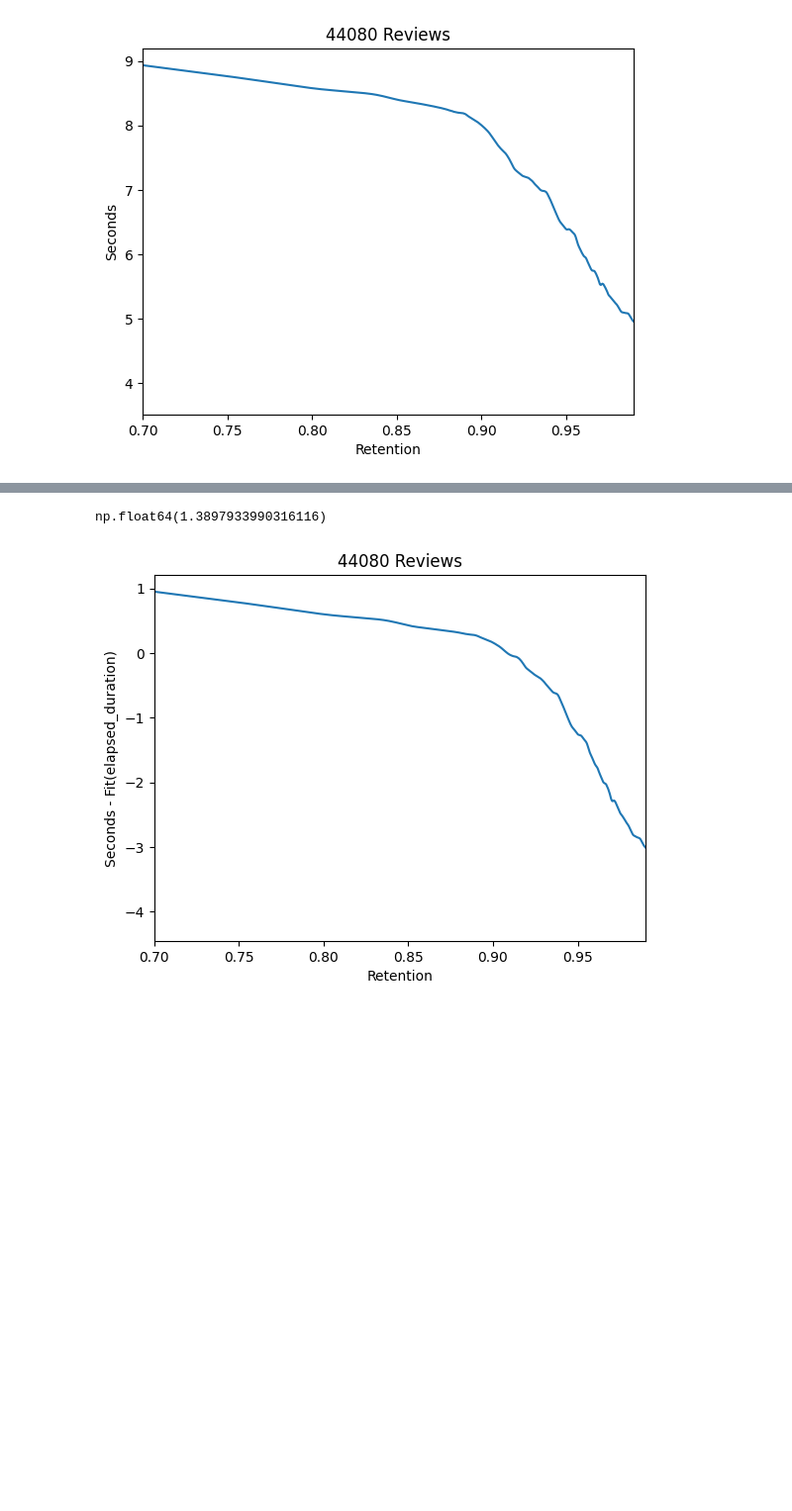
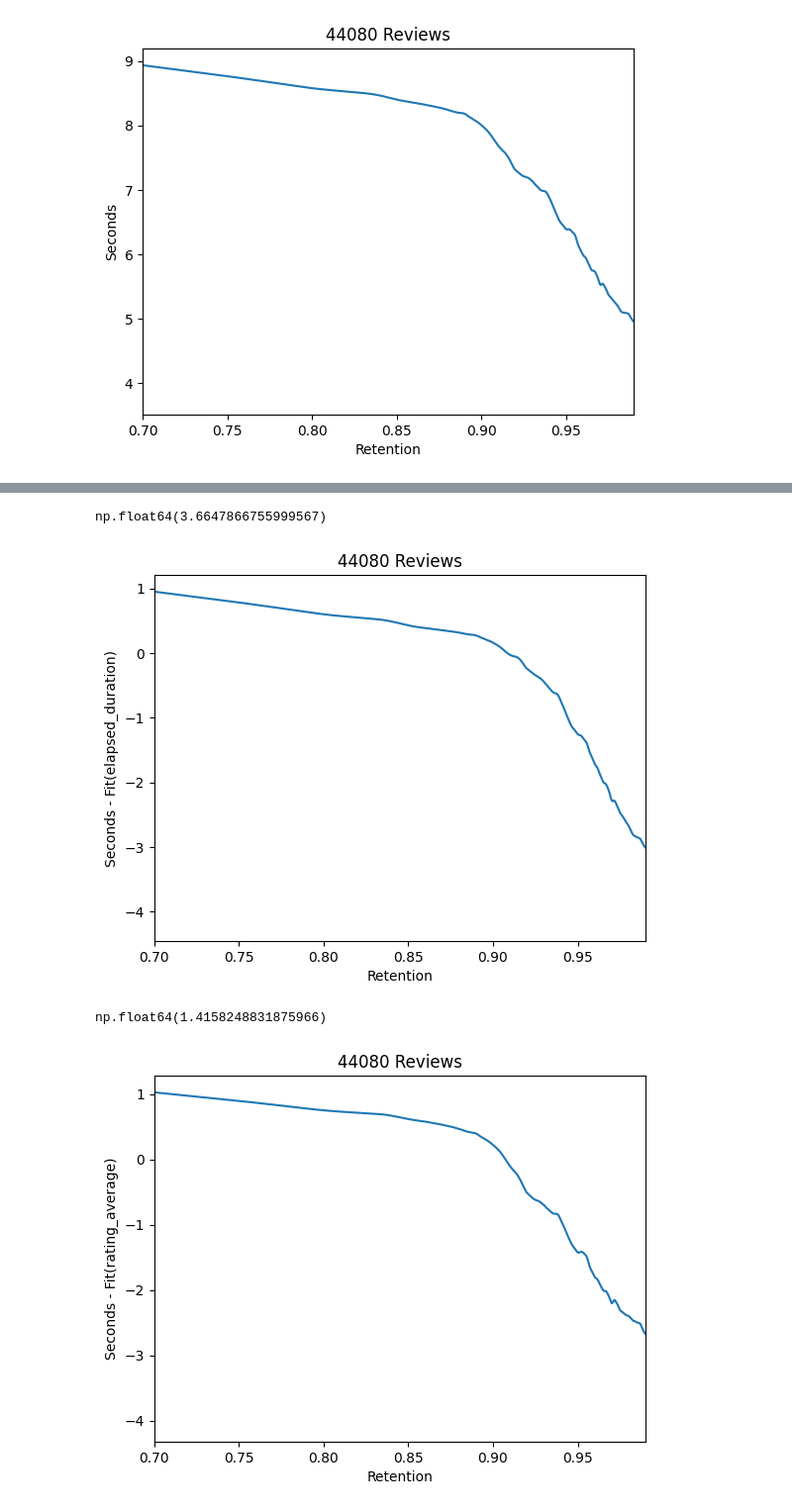
Before and after one commit to Luc-Mcgrady/anki-10k-notebooks, a Jupyter notebook: duration.ipynb, the cells around one changed output, grey strips where cells are left out. Shown at 99% size. Cells and saved outputs as stored; diff of their text form; code cells hidden in the pictures; blank space fills up the shorter version.

Commit message:
Fix: Error calculated on moving average

```diff
--- a/duration.ipynb
+++ b/duration.ipynb
@@ -317,9 +314,7 @@ x = df_filtered["r"]
 c1 = np.polyfit(df_filtered["elapsed_days"], df_filtered["duration"], 1)
 y = df_filtered["duration"] - np.polyval(c1, df_filtered["elapsed_days"])
 
-x, y = moving_average(x, y)
-
-plt.plot(x, y)
+plt.plot(*moving_average(x, y))
 plt.xlabel("Retention")
 plt.ylabel("Seconds - Fit(elapsed_duration)")
 plt.title(f"{len(df_filtered)} Reviews")
@@ -327,5 +322,23 @@ plt.title(f"{len(df_filtered)} Reviews")
 plt.xlim((0.7, 0.99))
 abs(y).mean()
 # %% [output]
-np.float64(1.3897933990316116)
+np.float64(3.6647866755999567)
 [figure]
+# %%
+groups = df_filtered.groupby("rating")["duration"].mean()
+
+x = df_filtered["r"]
+y = df_filtered["duration"] - df_filtered["rating"].map(groups)
+
+x, y = moving_average(x, y)
+
+plt.plot(x, y)
+plt.xlabel("Retention")
+plt.ylabel("Seconds - Fit(rating_average)")
+plt.title(f"{len(df_filtered)} Reviews")
+
+plt.xlim((0.7, 0.99))
+abs(y).mean()
+# %% [output]
+np.float64(1.4158248831875966)
+[figure, added]
```
Also changed, not shown: parts of 2 cells of this notebook.
